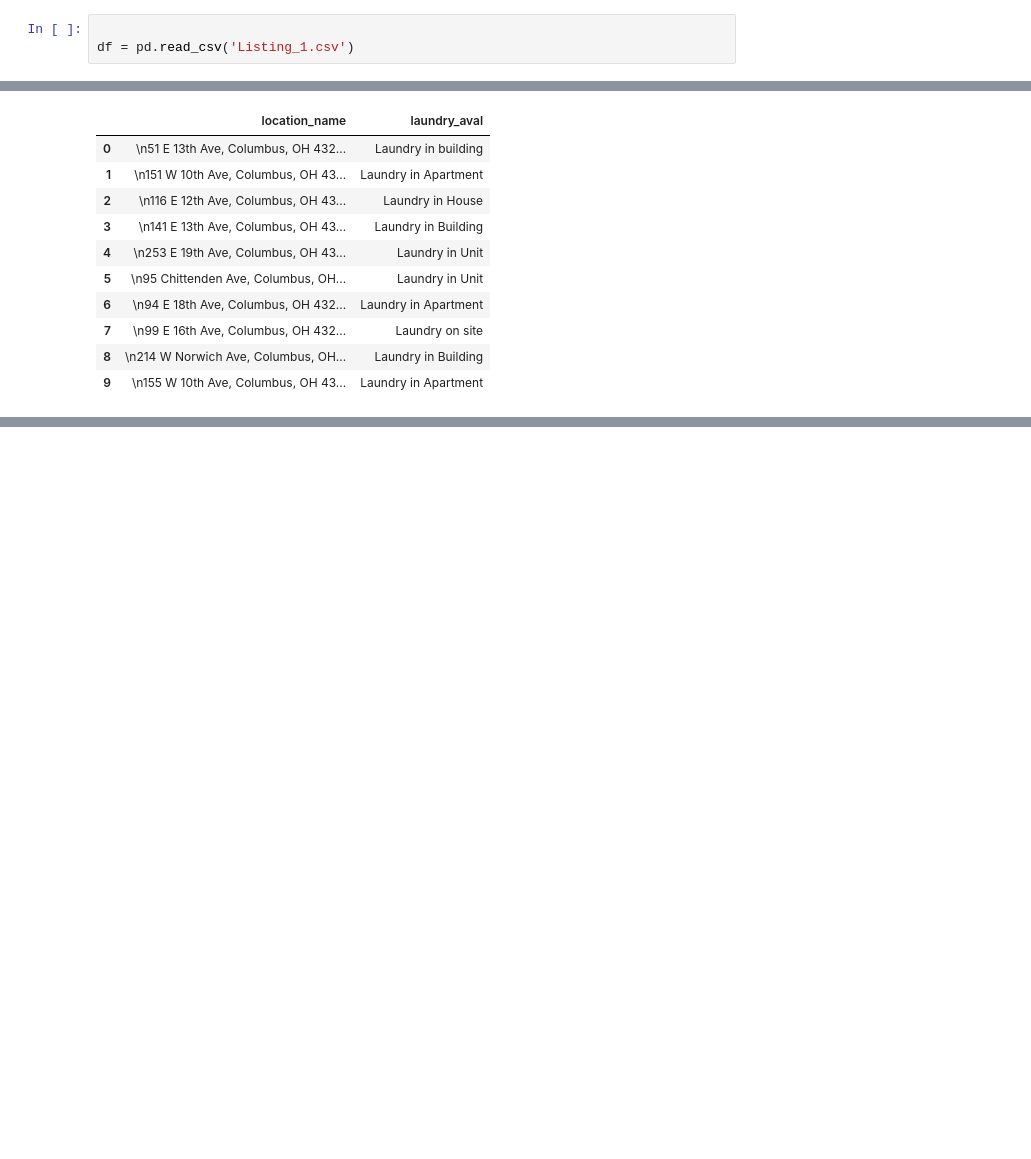
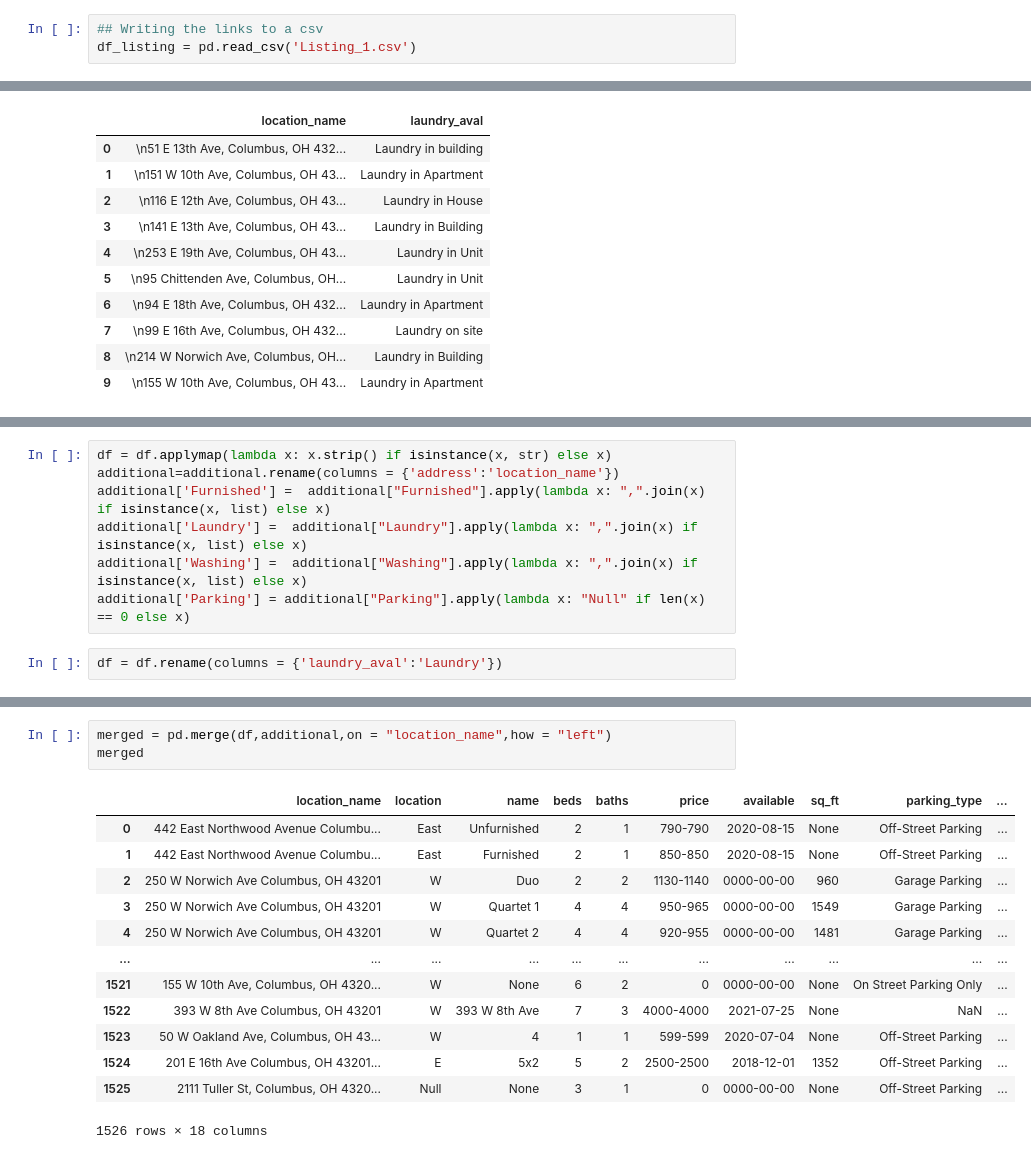
Before and after one commit to Kuriankkr/Ohio-State-Listings-Rent-Prediction-Model, a Jupyter notebook: Web_Scraping_1.ipynb, the cells around one changed output, grey strips where cells are left out. Saved outputs shown, nothing was run; the diff lists cells and outputs as text; blank space fills up the shorter version.

```diff
--- a/Web_Scraping_1.ipynb
+++ b/Web_Scraping_1.ipynb
@@ -57,8 +62,8 @@ while(True):
 Reached the end
 0.0005301999999574036
 # %%
-
-df = pd.read_csv('Listing_1.csv')
+## Writing the links to a csv
+df_listing = pd.read_csv('Listing_1.csv')
 # %%
 name = []
 location_name = []
@@ -412 +426,10 @@ df
 1482 rows × 13 columns
+# %%
+df = df.applymap(lambda x: x.strip() if isinstance(x, str) else x)
+additional=additional.rename(columns = {'address':'location_name'})
+additional['Furnished'] =  additional["Furnished"].apply(lambda x: ",".join(x) if isinstance(x, list) else x)
+additional['Laundry'] =  additional["Laundry"].apply(lambda x: ",".join(x) if isinstance(x, list) else x)
+additional['Washing'] =  additional["Washing"].apply(lambda x: ",".join(x) if isinstance(x, list) else x)
+additional['Parking'] = additional["Parking"].apply(lambda x: "Null" if len(x) == 0 else x)
+# %%
+df = df.rename(columns = {'laundry_aval':'Laundry'})
@@ -412,0 +468,17 @@ df
+# %%
+merged = pd.merge(df,additional,on = "location_name",how = "left")
+merged
+# %% [output]
+|  | location_name | location | name | beds | baths | price | available | sq_ft | parking_type | ... |
+| 0 | 442 East Northwood Avenue Columbu... | East | Unfurnished | 2 | 1 | 790-790 | 2020-08-15 | None | Off-Street Parking | ... |
+| 1 | 442 East Northwood Avenue Columbu... | East | Furnished | 2 | 1 | 850-850 | 2020-08-15 | None | Off-Street Parking | ... |
+| 2 | 250 W Norwich Ave Columbus, OH 43201 | W | Duo | 2 | 2 | 1130-1140 | 0000-00-00 | 960 | Garage Parking | ... |
+| 3 | 250 W Norwich Ave Columbus, OH 43201 | W | Quartet 1 | 4 | 4 | 950-965 | 0000-00-00 | 1549 | Garage Parking | ... |
+| 4 | 250 W Norwich Ave Columbus, OH 43201 | W | Quartet 2 | 4 | 4 | 920-955 | 0000-00-00 | 1481 | Garage Parking | ... |
+| ... | ... | ... | ... | ... | ... | ... | ... | ... | ... | ... |
+| 1521 | 155 W 10th Ave, Columbus, OH 4320... | W | None | 6 | 2 | 0 | 0000-00-00 | None | On Street Parking Only | ... |
+| 1522 | 393 W 8th Ave Columbus, OH 43201 | W | 393 W 8th Ave | 7 | 3 | 4000-4000 | 2021-07-25 | None | NaN | ... |
+| 1523 | 50 W Oakland Ave, Columbus, OH 43... | W | 4 | 1 | 1 | 599-599 | 2020-07-04 | None | Off-Street Parking | ... |
+| 1524 | 201 E 16th Ave Columbus, OH 43201... | E | 5x2 | 5 | 2 | 2500-2500 | 2018-12-01 | 1352 | Off-Street Parking | ... |
+| 1525 | 2111 Tuller St, Columbus, OH 4320... | Null | None | 3 | 1 | 0 | 0000-00-00 | None | Off-Street Parking | ... |
+1526 rows × 18 columns
```
Also changed, not shown: parts of 53 cells of this notebook.
